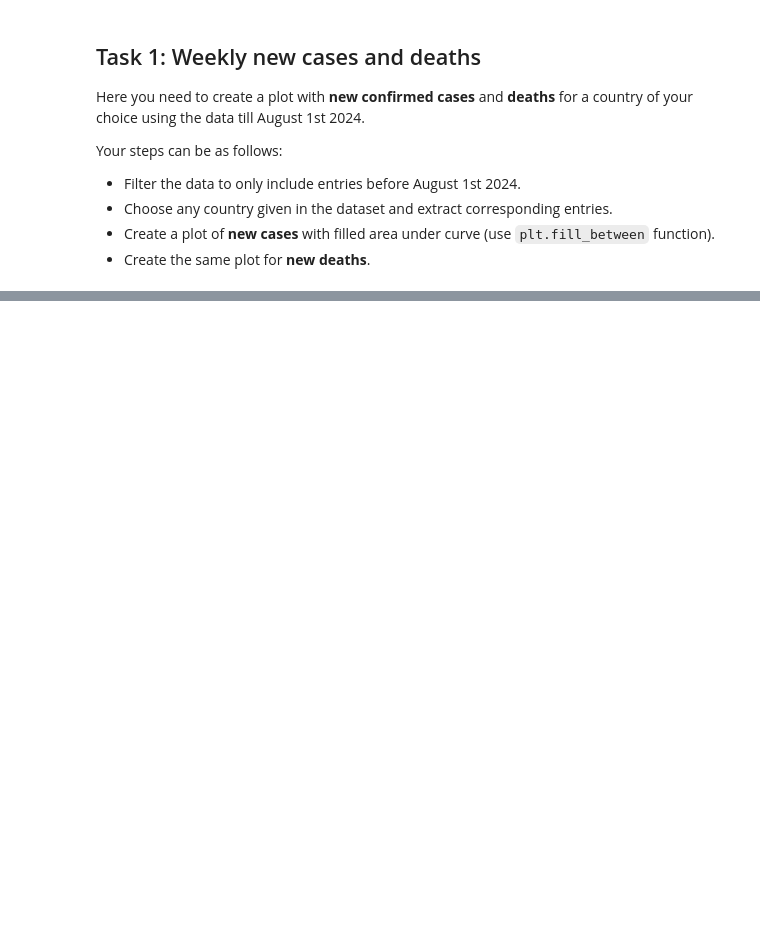
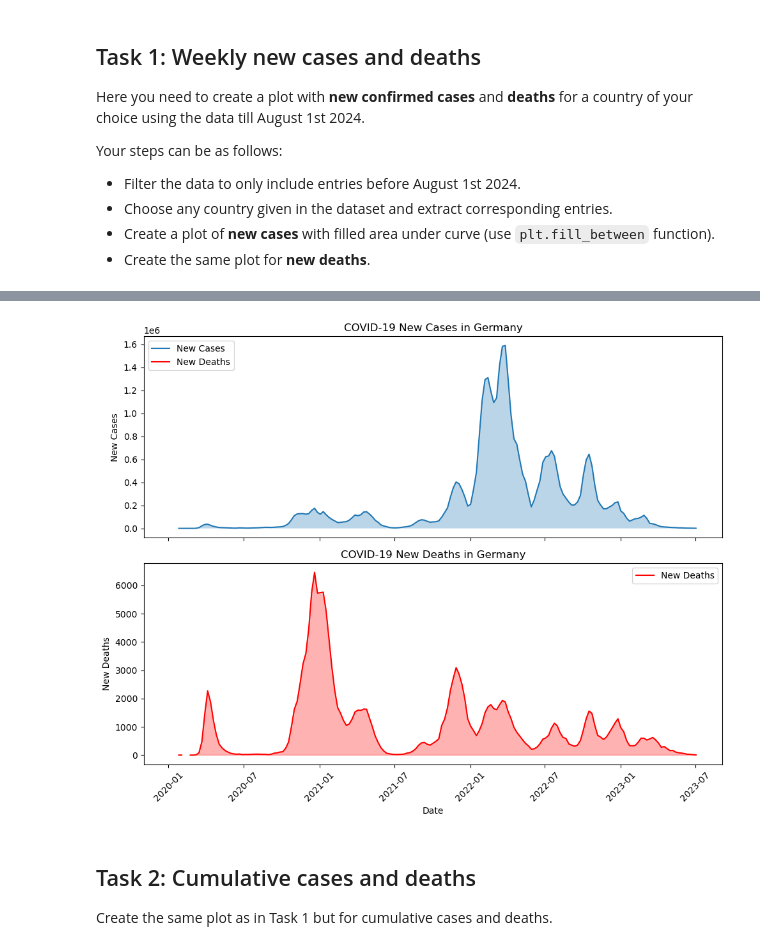
Before and after one commit to LeonLorenz147/AppliedML, a Jupyter notebook: weeks/week2_visualization/week2_my_sol.ipynb, the cells around one changed output, grey strips where cells are left out. Saved outputs shown, nothing was run; the diff lists cells and outputs as text; code cells hidden in the pictures; blank space fills up the shorter version.

Commit message:
Finished Task2 Beginning Task3 260515

```diff
--- a/weeks/week2_visualization/week2_my_sol.ipynb
+++ b/weeks/week2_visualization/week2_my_sol.ipynb
@@ -110,0 +180,37 @@ import matplotlib.pyplot as plt
+# %%
+fig, (ax1, ax2) = plt.subplots(2, 1, figsize=(10, 8), sharex=True)
+
+# 🔹 Top plot → New Cases
+ax1.plot(dates, new_cases, label="New Cases")
+ax1.fill_between(dates, new_cases, alpha=0.3)
+ax1.set_ylabel("New Cases")
+ax1.set_title("COVID-19 New Cases in Germany")
+ax1.legend()
+
+# 🔹 Bottom plot → New Deaths
+ax2.plot(dates, new_deaths, label="New Deaths", color="red")
+ax2.fill_between(dates, new_deaths, alpha=0.3, color="red")
+ax2.set_ylabel("New Deaths")
+ax2.set_title("COVID-19 New Deaths in Germany")
+ax2.legend()
+
+# X-axis (only needed once because shared)
+ax2.set_xlabel("Date")
+
+# Rotate dates
+plt.xticks(rotation=45)
+
+# Layout
+plt.tight_layout()
+lines_1, labels_1 = ax1.get_legend_handles_labels()
+lines_2, labels_2 = ax2.get_legend_handles_labels()
+
+ax1.legend(lines_1 + lines_2, labels_1 + labels_2, loc="upper left")
+
+plt.show()
+# %% [output]
+[figure, added]
+# %% [markdown]
+## Task 2: Cumulative cases and deaths
+
+Create the same plot as in Task 1 but for cumulative cases and deaths.
```
Also changed, not shown: parts of 17 cells of this notebook, 3 other files.
